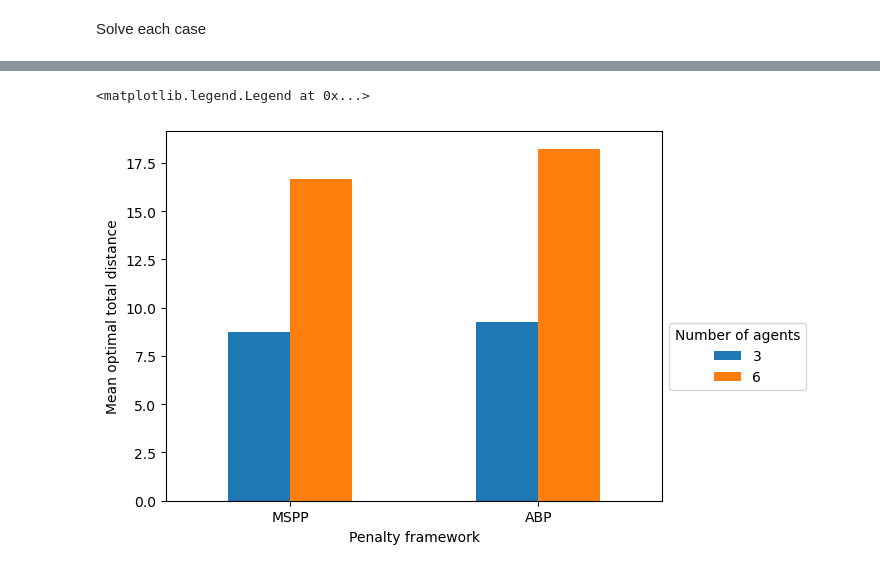
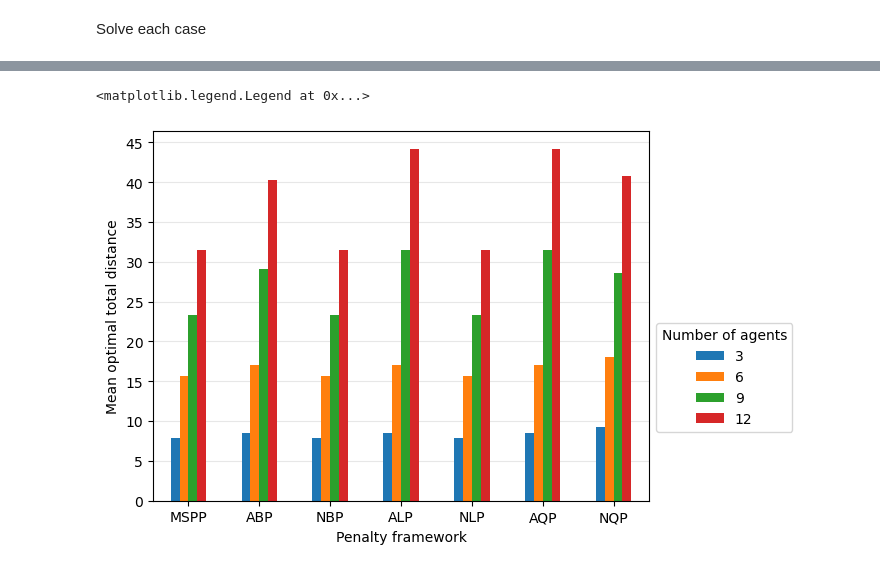
Before and after one commit to kkevin98/Multiple_shortest_path_problem_with_path_deconfliction, a Jupyter notebook: Model_comparison.ipynb, the cells around one changed output, grey strips where cells are left out. Saved outputs shown, nothing was run; the diff lists cells and outputs as text; code cells hidden in the pictures.

Commit message:
Arrange Model_comparison notebook

```diff
--- a/Model_comparison.ipynb
+++ b/Model_comparison.ipynb
@@ -205,0 +50,9 @@ def set_problem(problem_type, nodes, w_arcs, agents):
+# %%
+problem_types = ["MSPP", "ABP", "NBP", "ALP", "NLP", "AQP", "NQP"]
+# problem_types = ["MSPP", "ABP"]
+idx_of_pb_type = dict(zip(problem_types, range(len(problem_types))))
+
+# level of network congestion <--> scenario (=number of agents that has to be routed)
+scenarios = [3, 6, 9, 12]
+# scenarios = [3, 6]
+idx_of_scenario = dict(zip(scenarios, range(len(scenarios))))
@@ -285,0 +160,6 @@ for it_i, network_arcs in enumerate(sixXsix_1000_networks(networks_df.head(num_i
+# %%
+opt_tot_distances = np.load(
+    f"results/models_opt_total_distances_{num_istances}.npy")
+
+agents_opt_distances = np.load(
+    f"results/agent_opt_distances_{num_istances}.npy")
@@ -297,9 +184,17 @@ mean_opt_tot_distance_df
 # %%
 ax = mean_opt_tot_distance_df.plot.bar(rot=0,
-                                      xlabel="Penalty framework",
-                                      ylabel="Mean optimal total distance")
+                                       xlabel="Penalty framework",
+                                       ylabel="Mean optimal total distance")
+
+# add horiz. lines at step of 5 for better visualization
+start, end = ax.get_ylim()
+ax.yaxis.set_ticks(np.arange(start, end, 5))
+ax.grid(axis="y", alpha=0.3)
+ax.set_axisbelow(True)
+
+# add legen
 ax.legend(title="Number of agents",
           bbox_to_anchor=(1, 0.5))
 # %% [output]
 <matplotlib.legend.Legend at 0x...>
-[figure, old version]
+[figure, new version]
```
Also changed, not shown: parts of 48 cells of this notebook, 2 other files.
